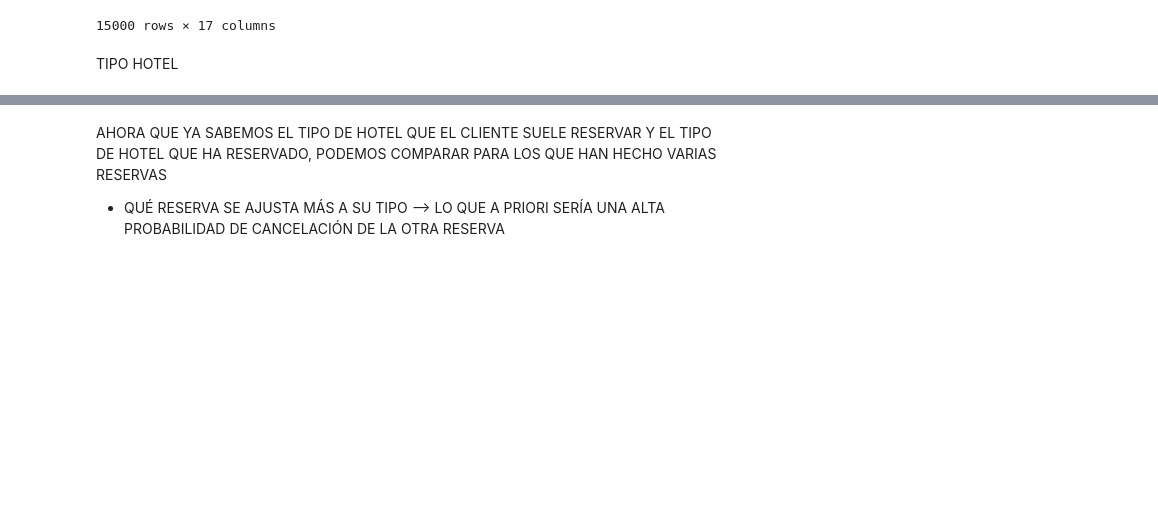
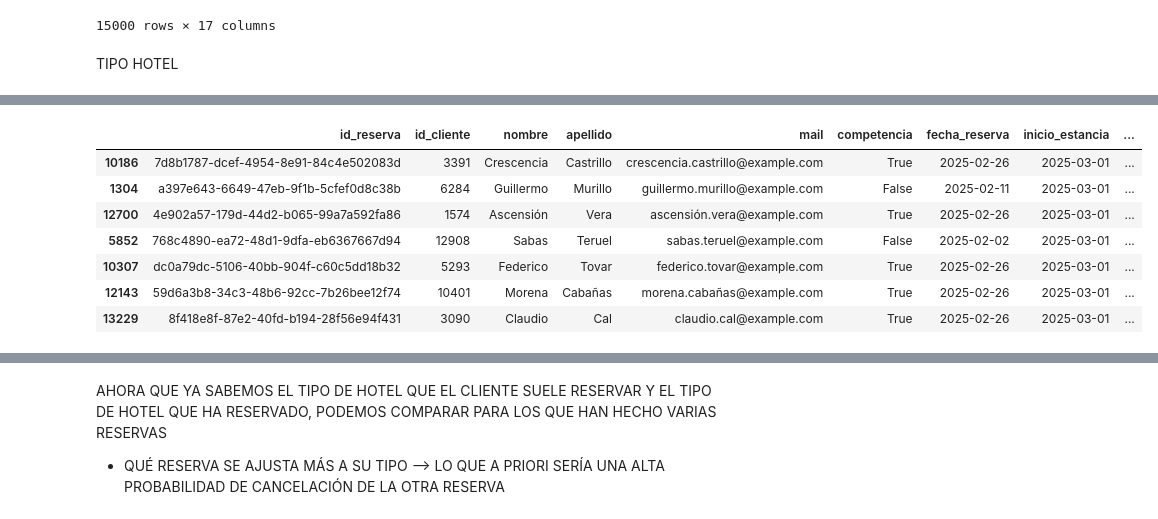
Before and after one commit to Vic4s/ETL_Hoteles, a Jupyter notebook: notebook_limpio/final_limpio.ipynb, the cells around one changed output, grey strips where cells are left out. Drawn from its saved outputs; the diff is of its cells as text; code cells hidden in the pictures; blank space fills up the shorter version.

```diff
--- a/notebook_limpio/final_limpio.ipynb
+++ b/notebook_limpio/final_limpio.ipynb
@@ -286,12 +426,18 @@ df_final.sample(7)
 # %%
-def tipo_reserva(row):
+def tipo_reserva_hotel(row):
+
+    # Como ambas columnas tienen los mismos valores, solo necesitamos una lista de categorias
     categorias = ["Low Cost", "Medio", "High Ticket", "Luxury"]
 
     cliente = row["categoria_cliente"]
     hotel = row["categoria_hotel"]
 
+    # Para comparar qué tan alto o bajo es el tipo de hotel respecto al tipo de cliente
     indice_cliente = categorias.index(cliente)
     indice_hotel = categorias.index(hotel)
+    # Si el índice del cliente es igual (3 vs 3 -> Luxury vs Luxury) --> cliente está reservando en un hotel igual
+    # Si el índice del cliente es menor (1 vs 3 -> Medio vs Luxury) --> cliente está reservando en un hotel más caro
+    # Si el índice del cliente es mayor (3 vs 1 -> Luxury vs Medio) --> cliente está reservando en un hotel más barato
 
     if indice_cliente == indice_hotel:
         return "Igual"
@@ -300,4 +446,39 @@ def tipo_reserva(row):
     else:
         return "Downgrade"
 
-df_final["Tipo_Reserva"] = df_final.apply(tipo_reserva, axis=1)
+df_final["Tipo_Reserva_Hotel"] = df_final.apply(tipo_reserva_hotel, axis=1)
+# %%
+def tipo_reserva_habitacion(row):
+    categorias_cliente = ["Low Cost", "Medio", "High Ticket", "Luxury"]
+    categorias_habitacion = ["Basica", "Estandar", "Superior", "Suite"]
+
+    cliente = row["categoria_cliente"]
+    habitacion = row["Categoria_Habitacion"]
+
+    # Para comparar qué tan alto o bajo es el tipo de hotel respecto al tipo de cliente
+    indice_cliente = categorias_cliente.index(cliente)
+    indice_habitacion = categorias_habitacion.index(habitacion)
+
+    # Si el índice del cliente es igual (3 vs 3 -> Luxury vs Suite) --> cliente está reservando en una habitacion igual
+    # Si el índice del cliente es menor (1 vs 3 -> Medio vs Suite) --> cliente está reservando en una habitacion más cara
+    # Si el índice del cliente es mayor (3 vs 1 -> Luxury vs Estandar) --> cliente está reservando en una habitacion más barata
+
+    if indice_cliente == indice_habitacion:
+        return "Igual"
+    elif indice_cliente < indice_habitacion:
+        return "Upgrade"
+    else:
+        return "Downgrade"
+
+df_final["Tipo_Reserva_Habitacion"] = df_final.apply(tipo_reserva_habitacion, axis=1)
+# %%
+df_final.sample(7)
+# %% [output]
+|  | id_reserva | id_cliente | nombre | apellido | mail | competencia | fecha_reserva | inicio_estancia | ... |
+| 10186 | 7d8b1787-dcef-4954-8e91-84c4e502083d | 3391 | Crescencia | Castrillo | crescencia.castrillo@example.com | True | 2025-02-26 | 2025-03-01 | ... |
+| 1304 | a397e643-6649-47eb-9f1b-5cfef0d8c38b | 6284 | Guillermo | Murillo | guillermo.murillo@example.com | False | 2025-02-11 | 2025-03-01 | ... |
+| 12700 | 4e902a57-179d-44d2-b065-99a7a592fa86 | 1574 | Ascensión | Vera | ascensión.vera@example.com | True | 2025-02-26 | 2025-03-01 | ... |
+| 5852 | 768c4890-ea72-48d1-9dfa-eb6367667d94 | 12908 | Sabas | Teruel | sabas.teruel@example.com | False | 2025-02-02 | 2025-03-01 | ... |
+| 10307 | dc0a79dc-5106-40bb-904f-c60c5dd18b32 | 5293 | Federico | Tovar | federico.tovar@example.com | True | 2025-02-26 | 2025-03-01 | ... |
+| 12143 | 59d6a3b8-34c3-48b6-92cc-7b26bee12f74 | 10401 | Morena | Cabañas | morena.cabañas@example.com | True | 2025-02-26 | 2025-03-01 | ... |
+| 13229 | 8f418e8f-87e2-40fd-b194-28f56e94f431 | 3090 | Claudio | Cal | claudio.cal@example.com | True | 2025-02-26 | 2025-03-01 | ... |
```
Also changed, not shown: parts of 37 cells of this notebook, 1 other file.
